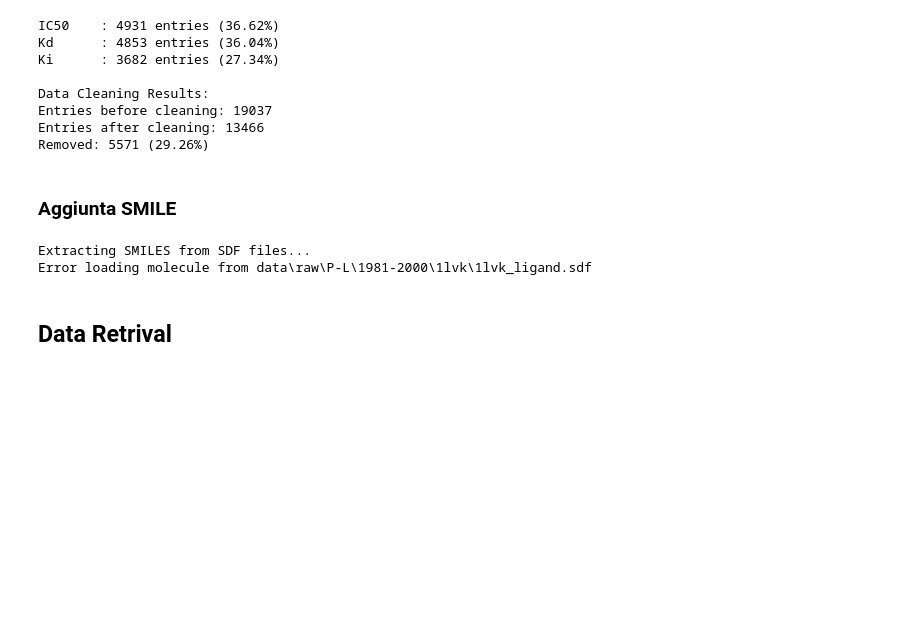
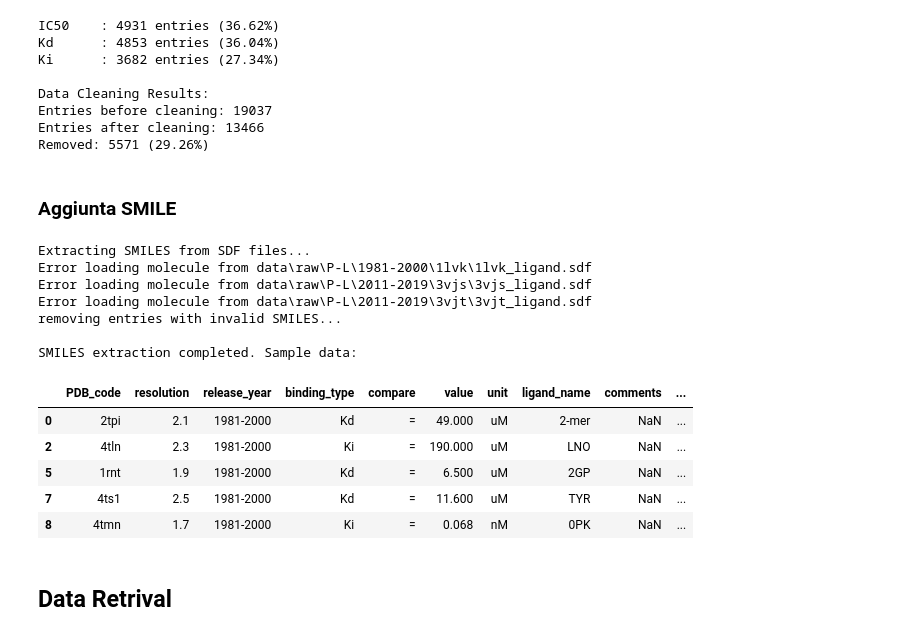
Before and after one commit to IsabelReguera/project_graph_ml, a Jupyter notebook: PDB_index_processing.ipynb, the cells around one changed output. Drawn from its saved outputs; the diff is of its cells as text; code cells hidden in the pictures; blank space fills up the shorter version.

Commit message:
aggiunta prima bozza di estrazione features ligand

```diff
--- a/PDB_index_processing.ipynb
+++ b/PDB_index_processing.ipynb
@@ -210,34 +210,50 @@ def get_clean_smiles(smile_path):
     mol = suppl[0] #prendo la prima molecola (dovrebbe essere l'unica)
     try:
         # corregge aromaticità, valenze e tipi di legame
         Chem.SanitizeMol(mol)
 
         #SMILES Canonico e Isomerico (mantiene la chiralità @ o @@)
-        smile = Chem.MolToSmiles(mol, canonical=True, isomericSmiles=True)
+        smile = Chem.MolToSmiles(
+            mol,
+            isomericSmiles=True,  # Include @ per centri chirali e / \ per i doppi legami
+            kekuleSmiles=False,   # Mantiene la rappresentazione aromatica (es. 'c1ccccc1')
+            canonical=True        # Garantisce che lo SMILES sia unico per quella struttura
+            )
         return smile
     except:
         return None
 
 print("\nExtracting SMILES from SDF files...")
 for row in df.itertuples():
     sdf_filename = f"{row.PDB_code}_ligand.sdf"
     smile_path = os.path.join(datapath, "raw", "P-L",row.release_year, row.PDB_code , sdf_filename)
 
     if not os.path.exists(smile_path):
         print(f"Impossible to find SDF file for [{row.PDB_code}] -> Path does not exist: {smile_path}")
 
         continue
 
     df.at[row.Index, 'SMILE'] = get_clean_smiles(smile_path)
 
 print("removing entries with invalid SMILES...")
 df = df[df['SMILE'].notna()]
 
 print("\nSMILES extraction completed. Sample data:")
 df.head()
 # %% [output]
 Extracting SMILES from SDF files...
 Error loading molecule from data\raw\P-L\1981-2000\1lvk\1lvk_ligand.sdf
+Error loading molecule from data\raw\P-L\2011-2019\3vjs\3vjs_ligand.sdf
+Error loading molecule from data\raw\P-L\2011-2019\3vjt\3vjt_ligand.sdf
+removing entries with invalid SMILES...
+
+SMILES extraction completed. Sample data:
+|  | PDB_code | resolution | release_year | binding_type | compare | value | unit | ligand_name | comments | ... |
+| 0 | 2tpi | 2.1 | 1981-2000 | Kd | = | 49.000 | uM | 2-mer | NaN | ... |
+| 2 | 4tln | 2.3 | 1981-2000 | Ki | = | 190.000 | uM | LNO | NaN | ... |
+| 5 | 1rnt | 1.9 | 1981-2000 | Kd | = | 6.500 | uM | 2GP | NaN | ... |
+| 7 | 4ts1 | 2.5 | 1981-2000 | Kd | = | 11.600 | uM | TYR | NaN | ... |
+| 8 | 4tmn | 1.7 | 1981-2000 | Ki | = | 0.068 | nM | 0PK | NaN | ... |
 # %%
 #SALVATAGGIO CSV
 
```
Also changed, not shown: parts of 1 cell of this notebook, 3 other files.
